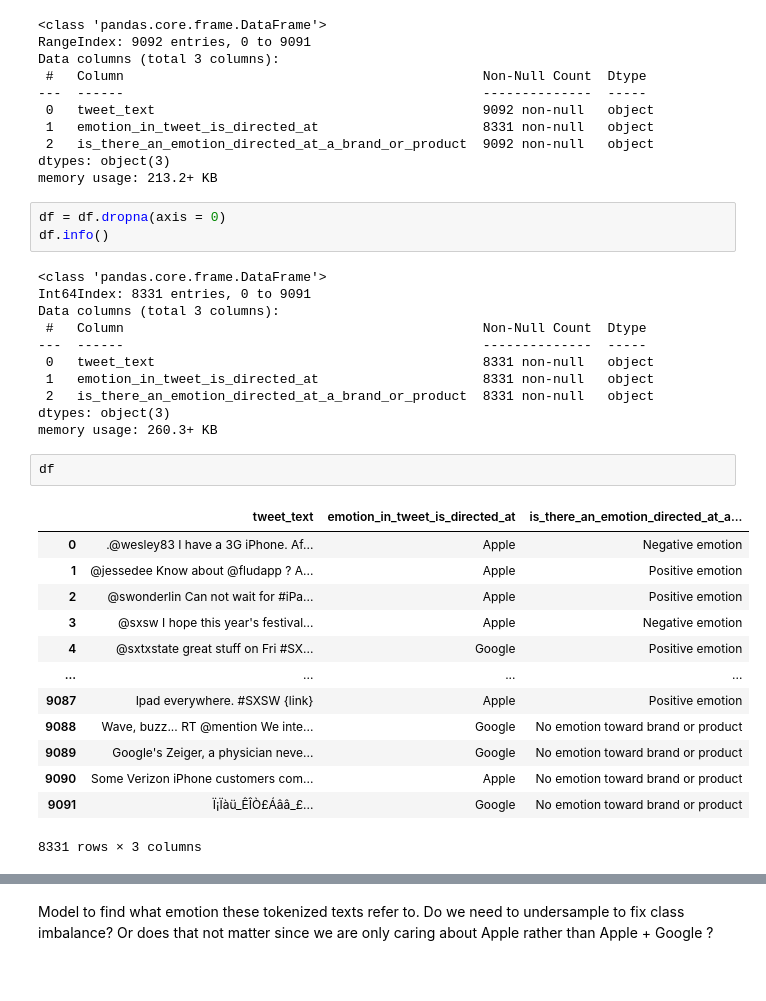
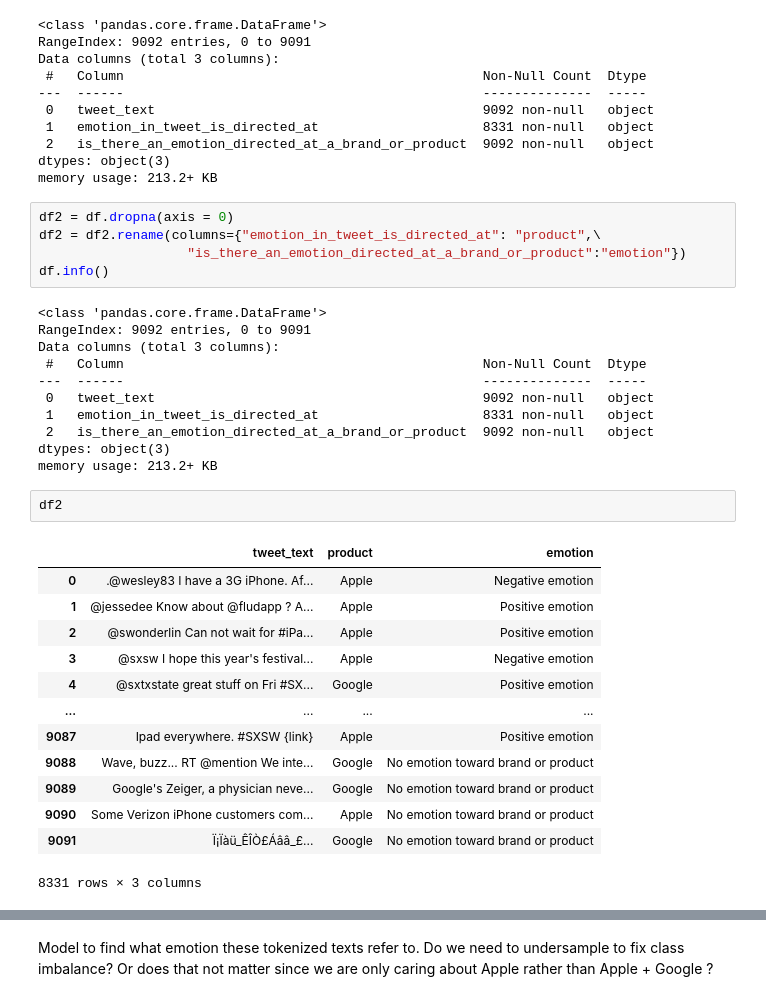
Before and after one commit to cjunhyuk/Apple-Google-Sentiment-Analysis, a Jupyter notebook: EDA.ipynb, the cells around one changed output, grey strips where cells are left out. Saved outputs shown, nothing was run; the diff lists cells and outputs as text.

```diff
--- a/EDA.ipynb
+++ b/EDA.ipynb
@@ -112,23 +129,25 @@ Data columns (total 3 columns):
 dtypes: object(3)
 memory usage: 213.2+ KB
 # %%
-df = df.dropna(axis = 0)
+df2 = df.dropna(axis = 0)
+df2 = df2.rename(columns={"emotion_in_tweet_is_directed_at": "product",\
+                   "is_there_an_emotion_directed_at_a_brand_or_product":"emotion"})
 df.info()
 # %% [output]
 <class 'pandas.core.frame.DataFrame'>
-Int64Index: 8331 entries, 0 to 9091
+RangeIndex: 9092 entries, 0 to 9091
 Data columns (total 3 columns):
  #   Column                                              Non-Null Count  Dtype
 ---  ------                                              --------------  -----
- 0   tweet_text                                          8331 non-null   object
+ 0   tweet_text                                          9092 non-null   object
  1   emotion_in_tweet_is_directed_at                     8331 non-null   object
- 2   is_there_an_emotion_directed_at_a_brand_or_product  8331 non-null   object
+ 2   is_there_an_emotion_directed_at_a_brand_or_product  9092 non-null   object
 dtypes: object(3)
-memory usage: 260.3+ KB
+memory usage: 213.2+ KB
 # %%
-df
+df2
 # %% [output]
-|  | tweet_text | emotion_in_tweet_is_directed_at | is_there_an_emotion_directed_at_a... |
+|  | tweet_text | product | emotion |
 | 0 | .@wesley83 I have a 3G iPhone. Af... | Apple | Negative emotion |
 | 1 | @jessedee Know about @fludapp ? A... | Apple | Positive emotion |
 | 2 | @swonderlin Can not wait for #iPa... | Apple | Positive emotion |
```
Also changed, not shown: parts of 20 cells of this notebook.
